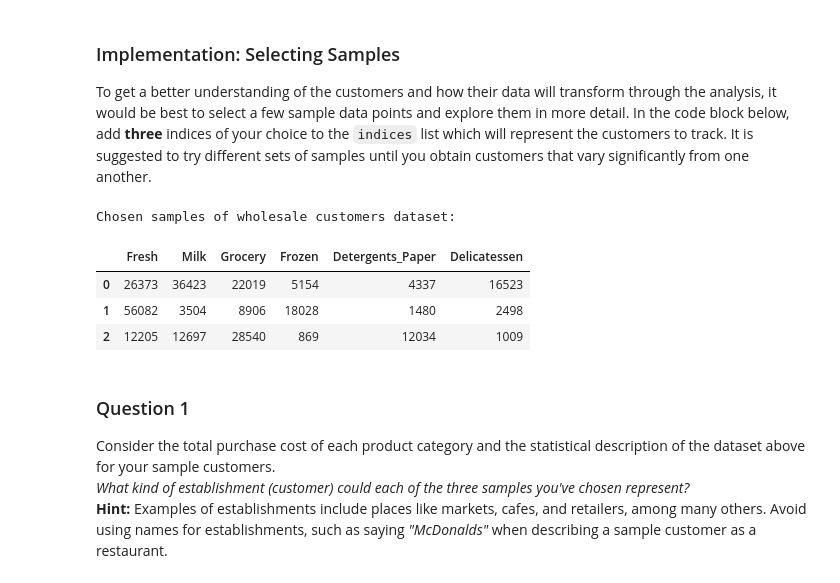
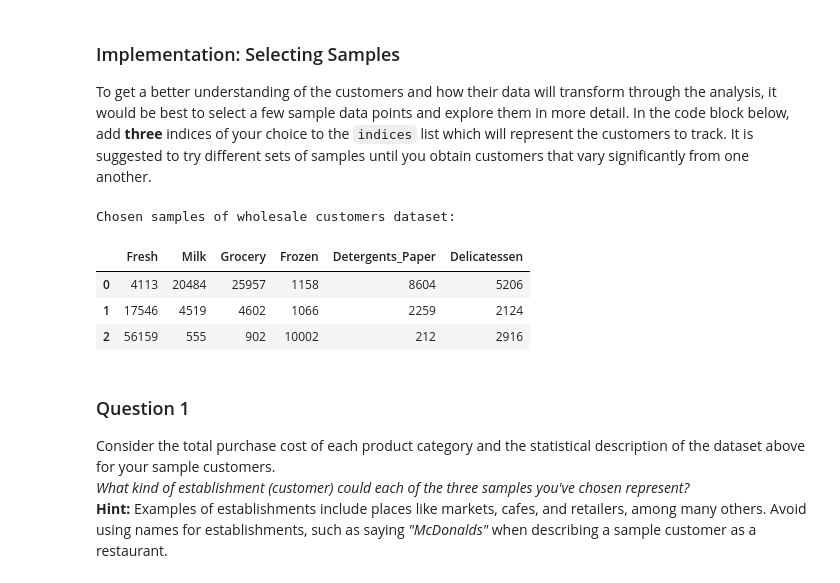
Before and after one commit to RochaC/Udacity-Learning, a Jupyter notebook: MLND/customer_segments/customer_segments.ipynb, the cells around one changed output. Cells and saved outputs as stored; diff of their text form; code cells hidden in the pictures.

```diff
--- a/MLND/customer_segments/customer_segments.ipynb
+++ b/MLND/customer_segments/customer_segments.ipynb
@@ -60,18 +60,18 @@ display(data.describe())
 To get a better understanding of the customers and how their data will transform through the analysis, it would be best to select a few sample data points and explore them in more detail. In the code block below, add **three** indices of your choice to the `indices` list which will represent the customers to track. It is suggested to try different sets of samples until you obtain customers that vary significantly from one another.
 # %%
 # TODO: Select three indices of your choice you wish to sample from the dataset
-indices = [23,103,77]
+indices = [28,20,39]
 
 # Create a DataFrame of the chosen samples
 samples = pd.DataFrame(data.loc[indices], columns = data.keys()).reset_index(drop = True)
 print "Chosen samples of wholesale customers dataset:"
 display(samples)
 # %% [output]
 Chosen samples of wholesale customers dataset:
 |  | Fresh | Milk | Grocery | Frozen | Detergents_Paper | Delicatessen |
-| 0 | 26373 | 36423 | 22019 | 5154 | 4337 | 16523 |
-| 1 | 56082 | 3504 | 8906 | 18028 | 1480 | 2498 |
-| 2 | 12205 | 12697 | 28540 | 869 | 12034 | 1009 |
+| 0 | 4113 | 20484 | 25957 | 1158 | 8604 | 5206 |
+| 1 | 17546 | 4519 | 4602 | 1066 | 2259 | 2124 |
+| 2 | 56159 | 555 | 902 | 10002 | 212 | 2916 |
 # %% [markdown]
 ### Question 1
 Consider the total purchase cost of each product category and the statistical description of the dataset above for your sample customers.
```
Also changed, not shown: parts of 30 cells of this notebook, 1 other file.
